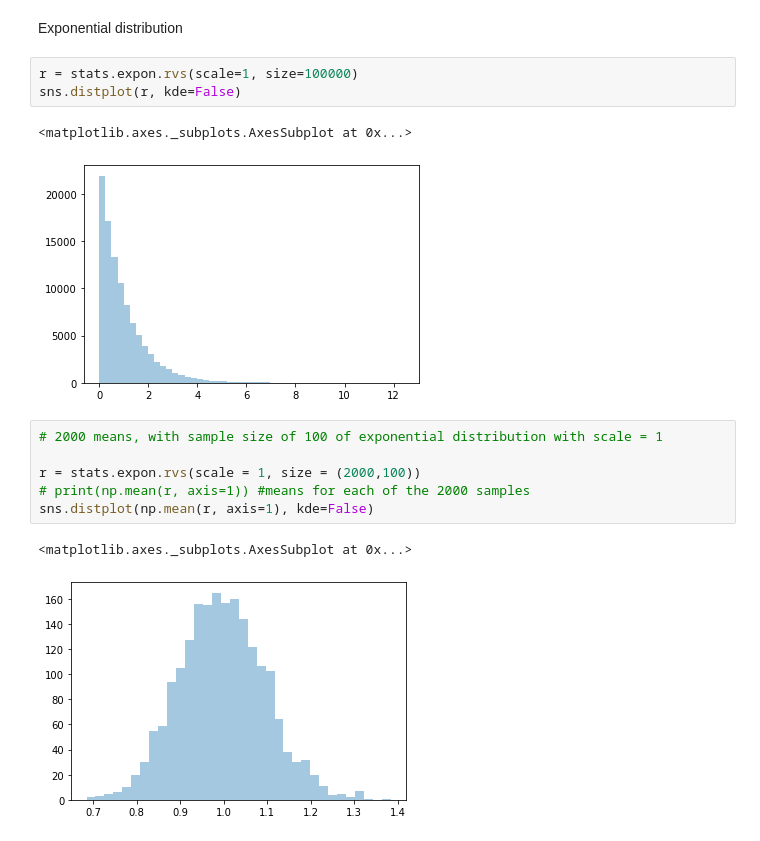
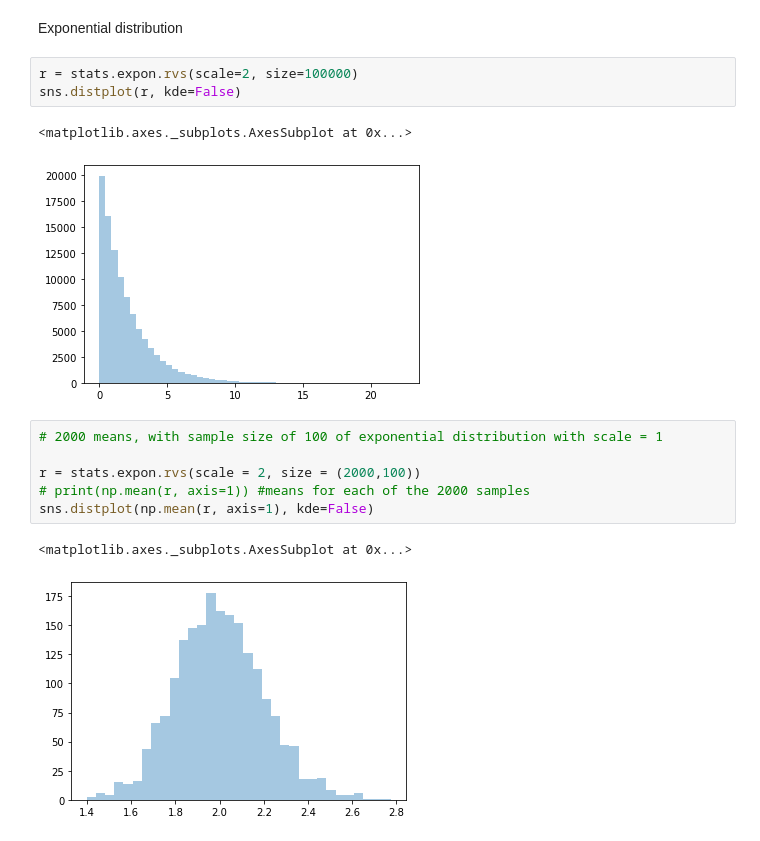
Before and after one commit to seanreed1111/stats-lectures, a Jupyter notebook: STATS-CentralLimitTheorem.ipynb, the cells around one changed output. Drawn from its saved outputs; the diff is of its cells as text.

```diff
--- a/STATS-CentralLimitTheorem.ipynb
+++ b/STATS-CentralLimitTheorem.ipynb
@@ -241,17 +265,17 @@ sns.distplot(np.mean(r, axis=1), kde=False)
 # %% [markdown]
 Exponential distribution
 # %%
-r = stats.expon.rvs(scale=1, size=100000)
+r = stats.expon.rvs(scale=2, size=100000)
 sns.distplot(r, kde=False)
 # %% [output]
 <matplotlib.axes._subplots.AxesSubplot at 0x...>
-[figure, old version]
+[figure, new version]
 # %%
 # 2000 means, with sample size of 100 of exponential distribution with scale = 1
 
-r = stats.expon.rvs(scale = 1, size = (2000,100))
+r = stats.expon.rvs(scale = 2, size = (2000,100))
 # print(np.mean(r, axis=1)) #means for each of the 2000 samples
 sns.distplot(np.mean(r, axis=1), kde=False)
 # %% [output]
 <matplotlib.axes._subplots.AxesSubplot at 0x...>
-[figure, old version]
+[figure, new version]
```
Also changed, not shown: parts of 23 cells of this notebook, 1 other file.
